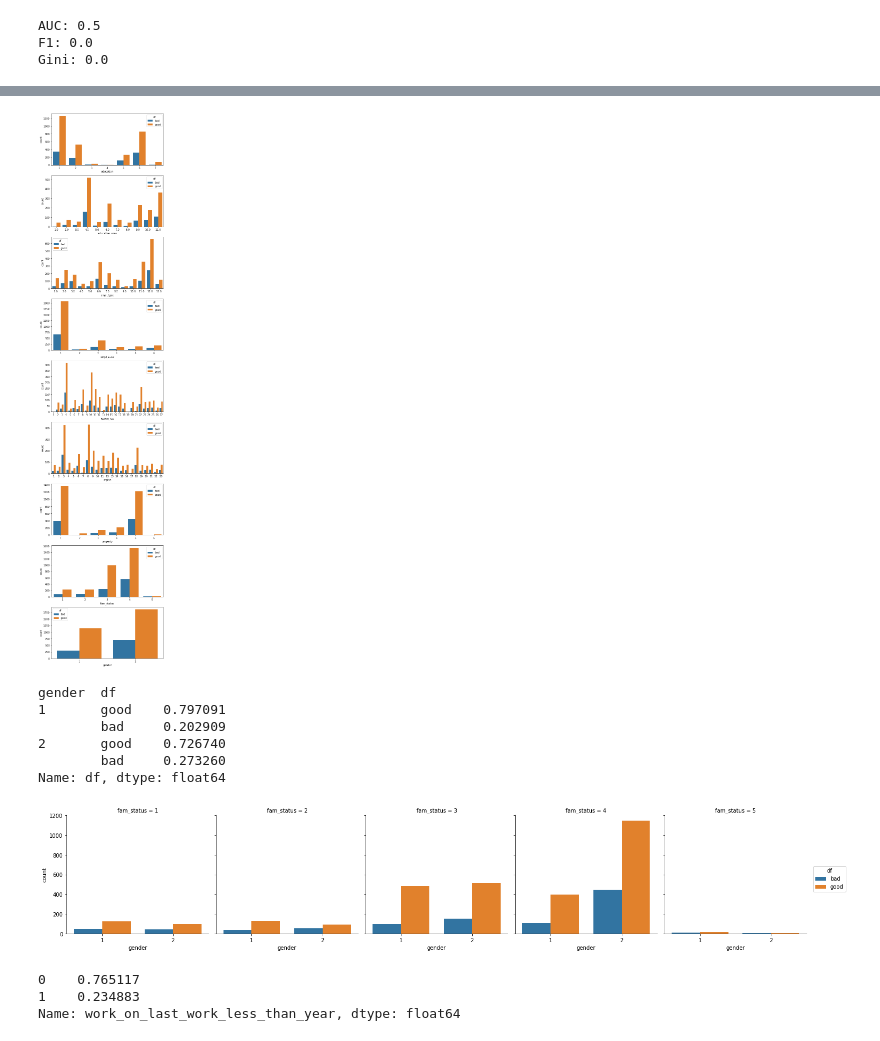
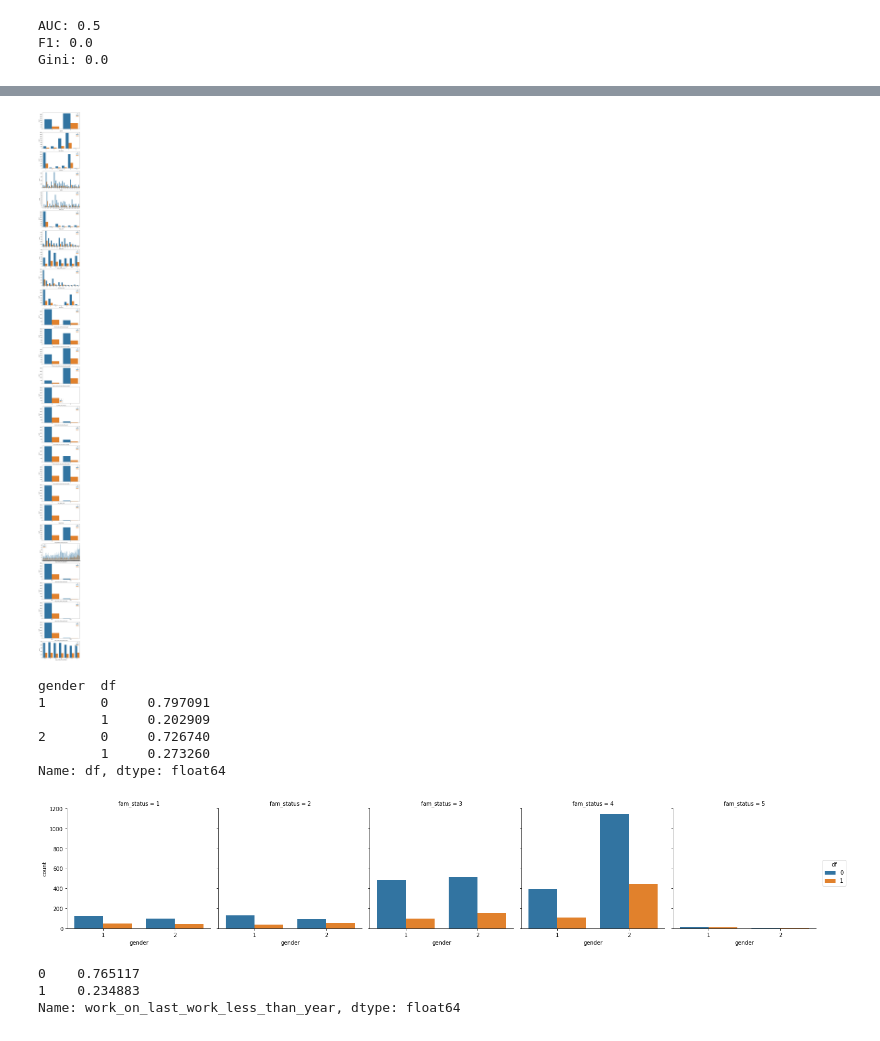
Before and after one commit to yaroslavklymchuk/test, a Jupyter notebook: test_upd.ipynb, the cells around one changed output, grey strips where cells are left out. Saved outputs shown, nothing was run; the diff lists cells and outputs as text; code cells hidden in the pictures.

```diff
--- a/test_upd.ipynb
+++ b/test_upd.ipynb
@@ -198,10 +199,13 @@ appl_data.head()
 | 2 | 1157375 | 2017-12-31 08:18:56+00:00 | 119755 | 1984-10-20 | 2 | 2013-06-28 | 3 | 1 | ... |
 | 3 | 1158541 | 2017-12-31 15:18:23+00:00 | 120042 | 1986-02-07 | 2 | 2012-09-27 | 4 | 0 | ... |
 | 4 | 1157949 | 2017-12-31 11:25:38+00:00 | 119893 | 1992-06-26 | 2 | 2012-02-11 | 4 | 0 | ... |
+# %%
+behave_on_site_aggregated = pd.merge(appl_data[['appl_id', 'app_crtime', 'client_id']],
+                                    behave_on_site_aggregated, on='client_id')
 # %% [markdown]
 # Use both application and behaviour data
 # %%
-all_data = pd.merge(appl_data, behave_on_site_aggregated, on='client_id')
+all_data = pd.merge(appl_data.drop(['appl_id', 'app_crtime'], axis=1), behave_on_site_aggregated, on='client_id')
 # %%
 all_data.head()
 # %% [output]
@@ -811,6 +1120,6 @@ Gini: 0.0
 # %%
-fig, axs = plt.subplots(nrows=len(raw_numeric_features), figsize=(8, 20))
+fig, axs = plt.subplots(nrows=len(numeric_features), figsize=(8, 50))
 
-for index, feature in enumerate(raw_numeric_features):
+for index, feature in enumerate(appl_data_numeric_features):
     sns.boxplot(x=train_data['df'], y=train_data[feature], ax=axs[index]);
 # %% [output]
@@ -818,23 +1127,23 @@ for index, feature in enumerate(raw_numeric_features):
 # %%
-fig, axs = plt.subplots(nrows=len(raw_categorical_features), figsize=(8, 40))
+fig, axs = plt.subplots(nrows=len(categorical_features), figsize=(8, 120))
 
-for index, feature in enumerate(raw_categorical_features):
+for index, feature in enumerate(categorical_features):
     sns.countplot(hue=train_data['df'], x=train_data[feature], ax=axs[index]);
 # %% [output]
-[figure, old version]
+[figure, new version]
 # %%
 train_data.groupby('gender').df.value_counts(normalize=True)
 # %% [output]
 gender  df
-1       good    0.797091
-        bad     0.202909
-2       good    0.726740
-        bad     0.273260
+1       0     0.797091
+        1     0.202909
+2       0     0.726740
+        1     0.273260
 Name: df, dtype: float64
 # %%
 sns.factorplot(x='gender', col='fam_status', hue='df', data=train_data, kind='count');
 # %% [output]
-[figure, old version]
+[figure, new version]
 # %%
 train_data['work_on_last_work_less_than_year'].value_counts(normalize=True)
 # %% [output]
```
Also changed, not shown: parts of 86 cells of this notebook, 1 other file.
